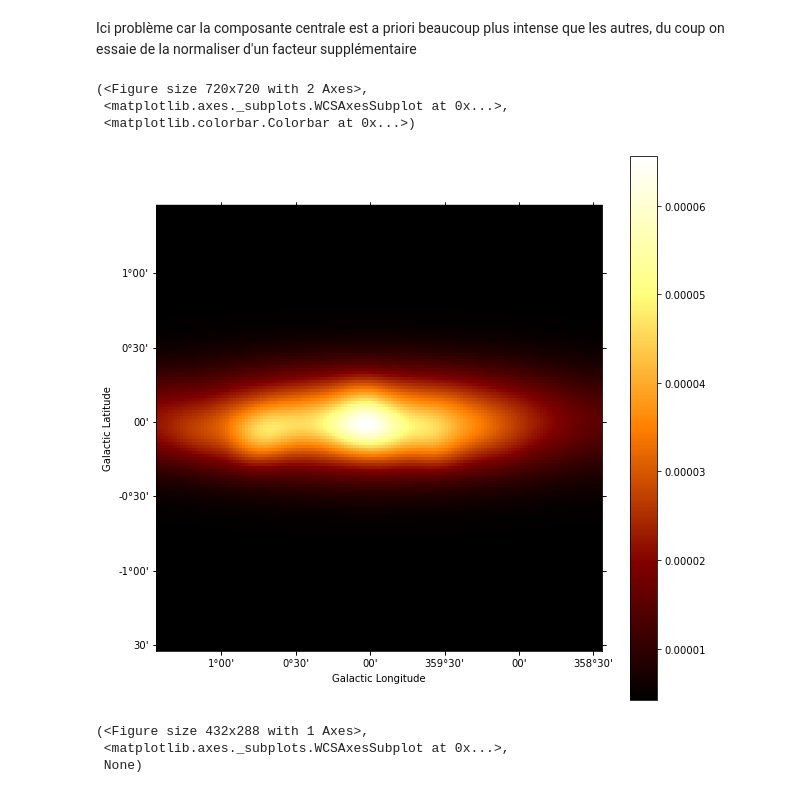
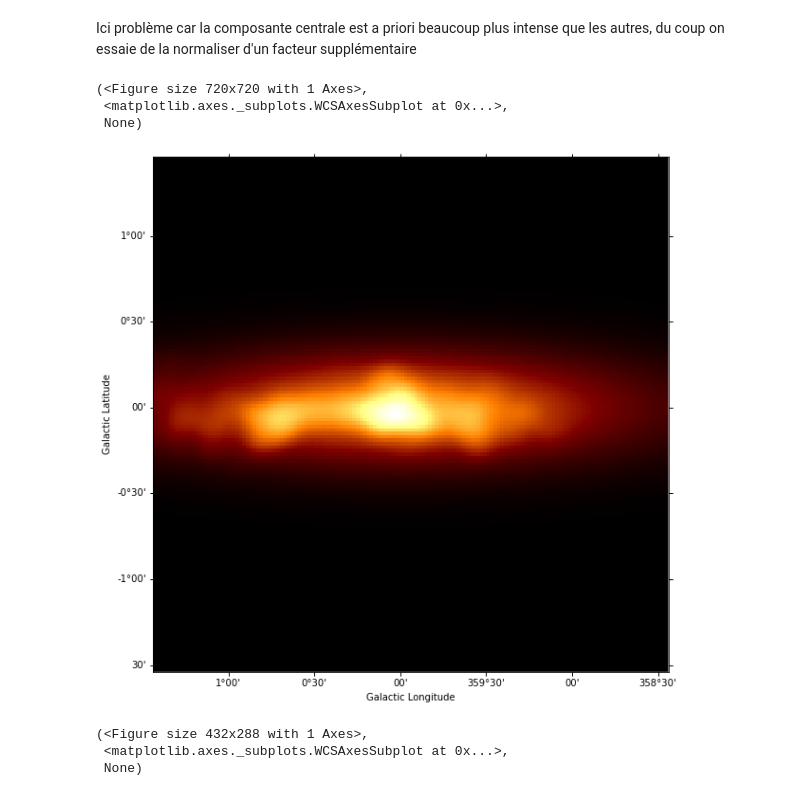
Before and after one commit to SamZouari/hess, a Jupyter notebook: notebooks0.15/analyse3D/evolution_3compin1_diffuse.ipynb, the cells around one changed output. Cells and saved outputs as stored; diff of their text form; code cells hidden in the pictures.

```diff
--- a/notebooks0.15/analyse3D/evolution_3compin1_diffuse.ipynb
+++ b/notebooks0.15/analyse3D/evolution_3compin1_diffuse.ipynb
@@ -216,16 +216,16 @@ data_combine /= np.sum(data_combine)
 # %%
 plt.figure(figsize=(10,10))
 
 carte = Map.from_geom(geom2d)
 carte.quantity = data_combine
-carte.cutout(src_pos,3*u.deg).smooth('0.1 deg').plot(add_cbar=True)
+carte.cutout(src_pos,3*u.deg).smooth('0.05 deg').plot()
 
 #plt.savefig("DEmodel.pdf")
 # %% [output]
-(<Figure size 720x720 with 2 Axes>,
+(<Figure size 720x720 with 1 Axes>,
  <matplotlib.axes._subplots.WCSAxesSubplot at 0x...>,
- <matplotlib.colorbar.Colorbar at 0x...>)
+ None)
-[figure, old version]
+[figure, new version]
 # %%
 DE_spatial = TemplateSpatialModel(carte)
 
```
Also changed, not shown: parts of 13 cells of this notebook, 4 other files.
